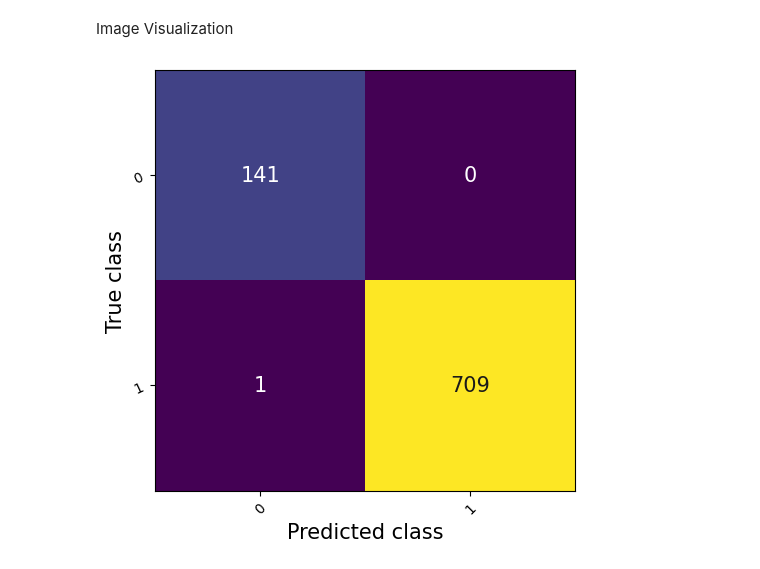
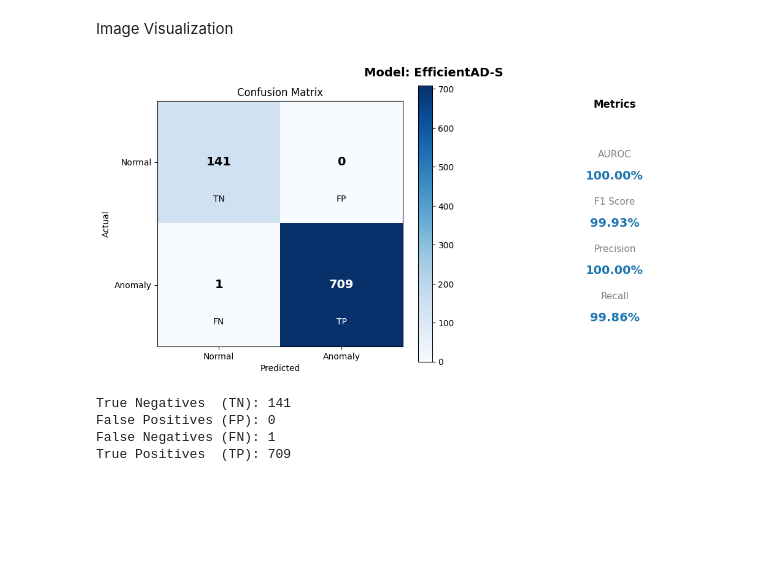
Before and after one commit to samu1033/PythonTFG, a Jupyter notebook: Main.ipynb, the cells around one changed output. Drawn from its saved outputs; the diff is of its cells as text; code cells hidden in the pictures; blank space fills up the shorter version.

Commit message:
Metrics

```diff
--- a/Main.ipynb
+++ b/Main.ipynb
@@ -450,63 +155,10 @@ print(f"AUROC: {result:.4f}")
-# %%
-
-# Recoge predicciones y etiquetas reales
-pred_labels = []
-gt_labels   = []
-
-for batch in predictions:
-    for item in batch:
-        pred_labels.append(item.pred_label.item())
-        gt_labels.append(item.gt_label.item())
-
-pred_labels = torch.tensor(pred_labels)
-gt_labels   = torch.tensor(gt_labels)
-
-# Calcula la confusion matrix
-matrix = BinaryConfusionMatrix( )
-matrix.update(pred_labels, gt_labels)
-figure = matrix.plot()
-plt.show()
-# %% [output]
-[figure, removed]
 # %%
+from plot import plot_metrics
 
-# Visualiza
-tn, fp, fn, tp = matrix.flatten().tolist()
-
-fig, ax = plt.subplots(figsize=(6, 5))
-data = np.array([[tn, fp], [fn, tp]])
-
-im = ax.imshow(data, cmap="Blues")
-
-ax.set_xticks([0, 1])
-ax.set_yticks([0, 1])
-ax.set_xticklabels(["Normal", "Anomalía"])
-ax.set_yticklabels(["Normal", "Anomalía"])
-ax.set_xlabel("Predicción")
-ax.set_ylabel("Real")
-ax.set_title("Confusion Matrix")
-
-for i in range(2):
-    for j in range(2):
-        ax.text(j, i, data[i, j], ha="center", va="center",
-                color="white" if data[i, j] > data.max() / 2 else "black",
-                fontsize=14, fontweight="bold")
-
-labels = [["TN", "FP"], ["FN", "TP"]]
-for i in range(2):
-    for j in range(2):
-        ax.text(j, i + 0.3, labels[i][j], ha="center", va="center",
-                color="white" if data[i, j] > data.max() / 2 else "black",
-                fontsize=10)
-
-plt.colorbar(im)
-plt.tight_layout()
-plt.show()
-
-print(f"Verdaderos Negativos (TN): {tn}")
-print(f"Falsos Positivos     (FP): {fp}")
-print(f"Falsos Negativos     (FN): {fn}")
-print(f"Verdaderos Positivos (TP): {tp}")
-print(f"\nPrecisión:  {tp / (tp + fp):.4f}")
-print(f"Recall:     {tp / (tp + fn):.4f}")
-print(f"F1Score:    {2*tp / (2*tp + fp + fn):.4f}")
+plot_metrics("EfficientAD-S", scores, pred_labels, gt_labels)
+# %% [output]
+[figure, added]
+True Negatives  (TN): 141
+False Positives (FP): 0
+False Negatives (FN): 1
+True Positives  (TP): 709
```
Also changed, not shown: parts of 17 cells of this notebook, 8 other files.
